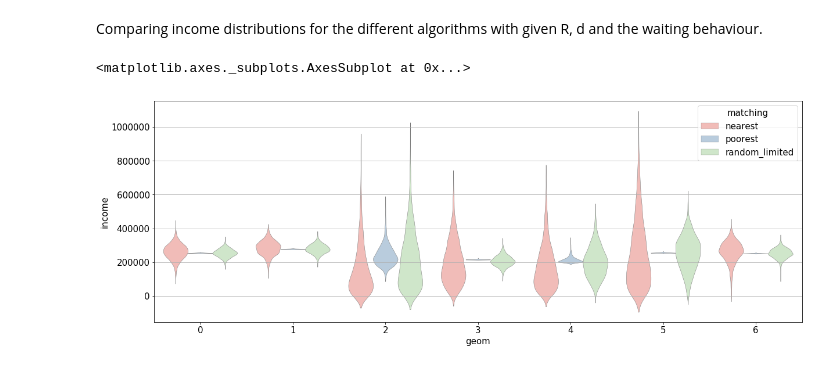
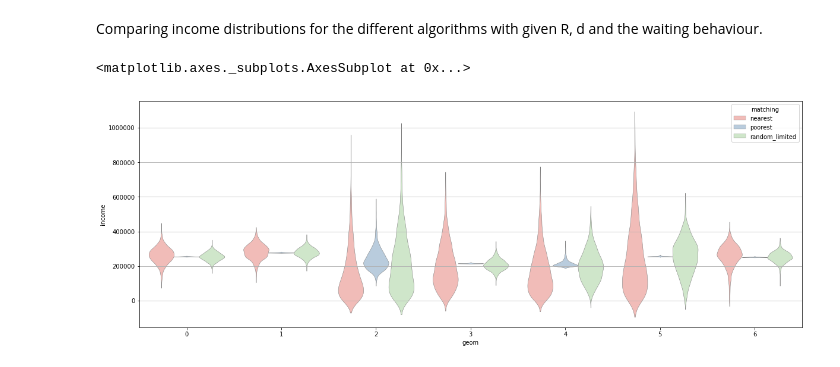
Before and after one commit to bokae/taxi, a Jupyter notebook: notebooks/figures.ipynb, the cells around one changed output. Cells and saved outputs as stored; diff of their text form; code cells hidden in the pictures.

```diff
--- a/notebooks/figures.ipynb
+++ b/notebooks/figures.ipynb
@@ -12,8 +12,8 @@ import pandas as pd
 %matplotlib inline
 import matplotlib.pyplot as plt
 import seaborn as sns
-plt.rcParams['figure.figsize'] = 10,7
-plt.rcParams['font.size'] = 15
+plt.rcParams['figure.figsize'] = 7,5
+plt.rcParams['font.size'] = 12
 plt.rcParams['axes.grid'] = True
 import numpy as np
 import gzip
@@ -342,15 +425,15 @@ sdf_flatten = sdf\
 # %%
 plt.figure(figsize=(20,7))
 sns.violinplot(
     x="geom",
     y="income",
     hue="matching",
     data=sdf_flatten,
     palette="Pastel1",
     inner=None,
     scale="width",
-    linewidth=0.5
+    linewidth=0.5,
 )
 # %% [output]
 <matplotlib.axes._subplots.AxesSubplot at 0x...>
-[figure, old version]
+[figure, new version]
```
Also changed, not shown: parts of 36 cells of this notebook, 7 other files.
